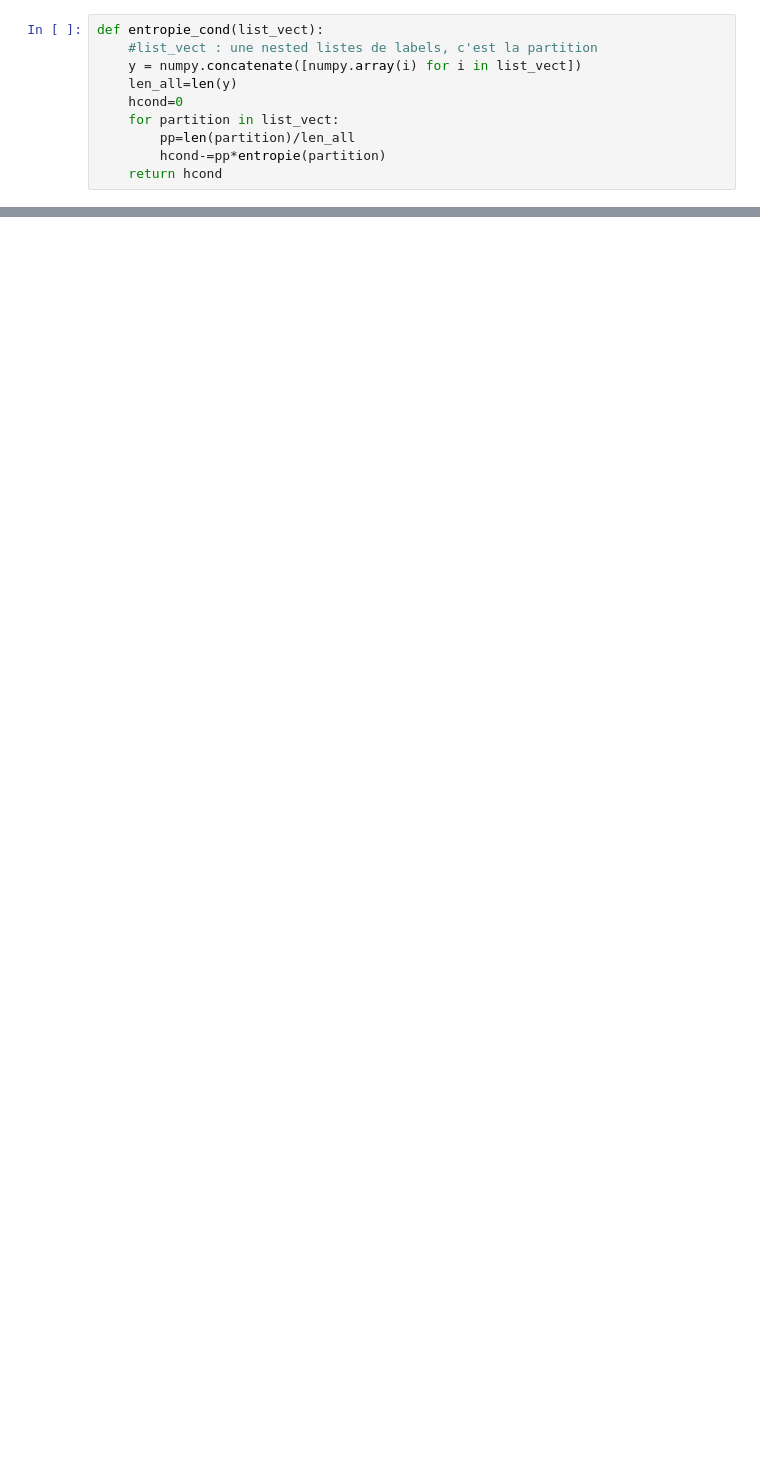
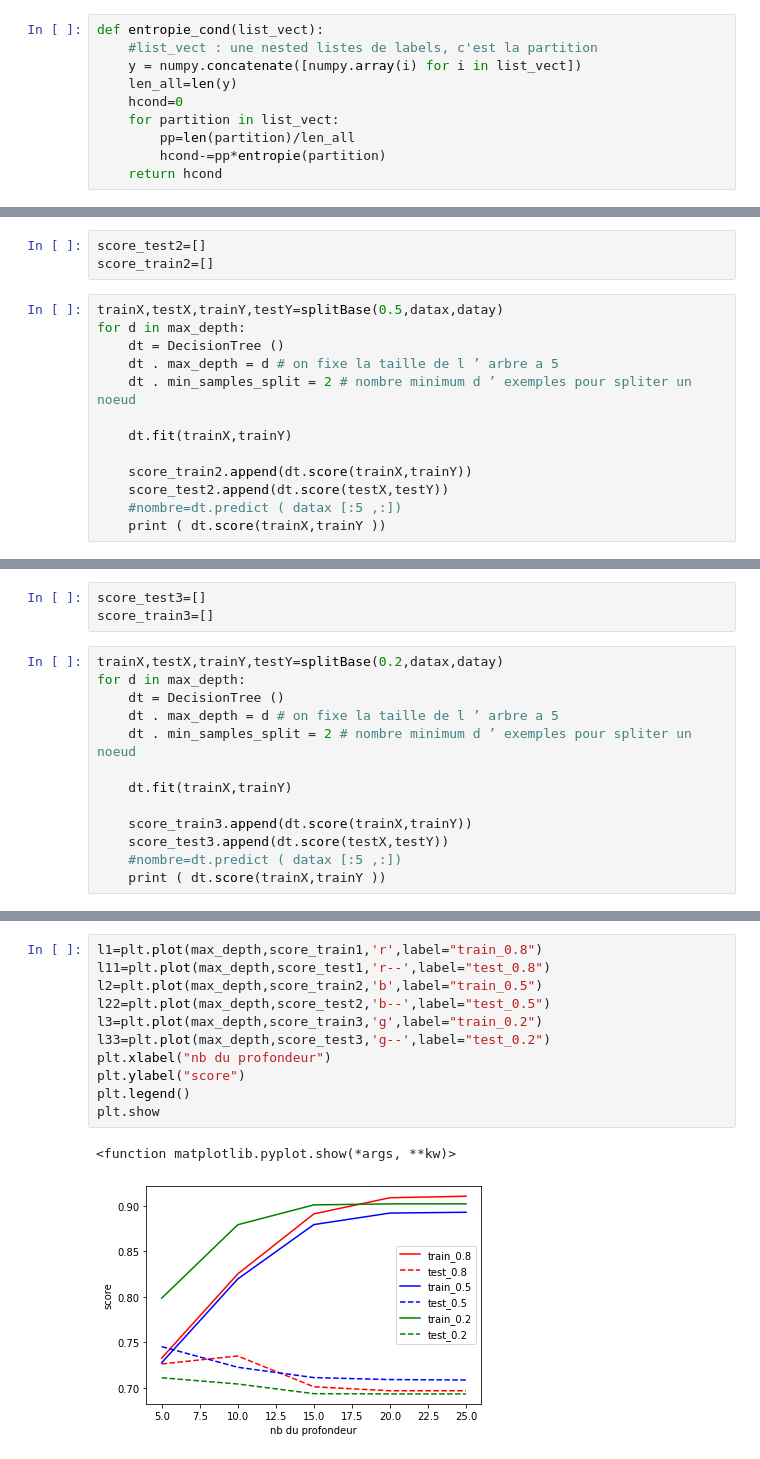
Before and after one commit to yuhanWG/M1S2_ML, a Jupyter notebook: tme1/tme1.ipynb, the cells around one changed output, grey strips where cells are left out. Cells and saved outputs as stored; diff of their text form; blank space fills up the shorter version.

```diff
--- a/tme1/tme1.ipynb
+++ b/tme1/tme1.ipynb
@@ -96,0 +176,16 @@ print(len(x))
+# %%
+score_test2=[]
+score_train2=[]
+# %%
+trainX,testX,trainY,testY=splitBase(0.5,datax,datay)
+for d in max_depth:
+    dt = DecisionTree ()
+    dt . max_depth = d # on fixe la taille de l ’ arbre a 5
+    dt . min_samples_split = 2 # nombre minimum d ’ exemples pour spliter un noeud
+
+    dt.fit(trainX,trainY)
+
+    score_train2.append(dt.score(trainX,trainY))
+    score_test2.append(dt.score(testX,testY))
+    #nombre=dt.predict ( datax [:5 ,:])
+    print ( dt.score(trainX,trainY ))
@@ -96,0 +198,16 @@ print(len(x))
+# %%
+score_test3=[]
+score_train3=[]
+# %%
+trainX,testX,trainY,testY=splitBase(0.2,datax,datay)
+for d in max_depth:
+    dt = DecisionTree ()
+    dt . max_depth = d # on fixe la taille de l ’ arbre a 5
+    dt . min_samples_split = 2 # nombre minimum d ’ exemples pour spliter un noeud
+
+    dt.fit(trainX,trainY)
+
+    score_train3.append(dt.score(trainX,trainY))
+    score_test3.append(dt.score(testX,testY))
+    #nombre=dt.predict ( datax [:5 ,:])
+    print ( dt.score(trainX,trainY ))
@@ -96,0 +220,14 @@ print(len(x))
+# %%
+l1=plt.plot(max_depth,score_train1,'r',label="train_0.8")
+l11=plt.plot(max_depth,score_test1,'r--',label="test_0.8")
+l2=plt.plot(max_depth,score_train2,'b',label="train_0.5")
+l22=plt.plot(max_depth,score_test2,'b--',label="test_0.5")
+l3=plt.plot(max_depth,score_train3,'g',label="train_0.2")
+l33=plt.plot(max_depth,score_test3,'g--',label="test_0.2")
+plt.xlabel("nb du profondeur")
+plt.ylabel("score")
+plt.legend()
+plt.show
+# %% [output]
+<function matplotlib.pyplot.show(*args, **kw)>
+[figure, added]
```
Also changed, not shown: parts of 41 cells of this notebook, 3 other files.
